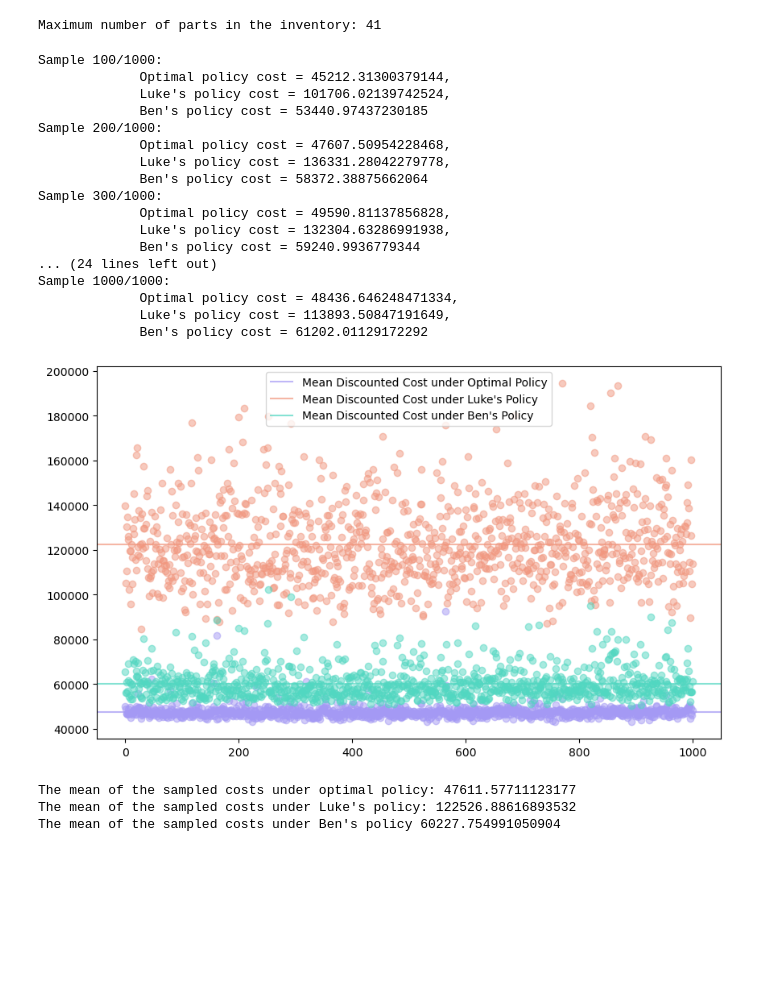
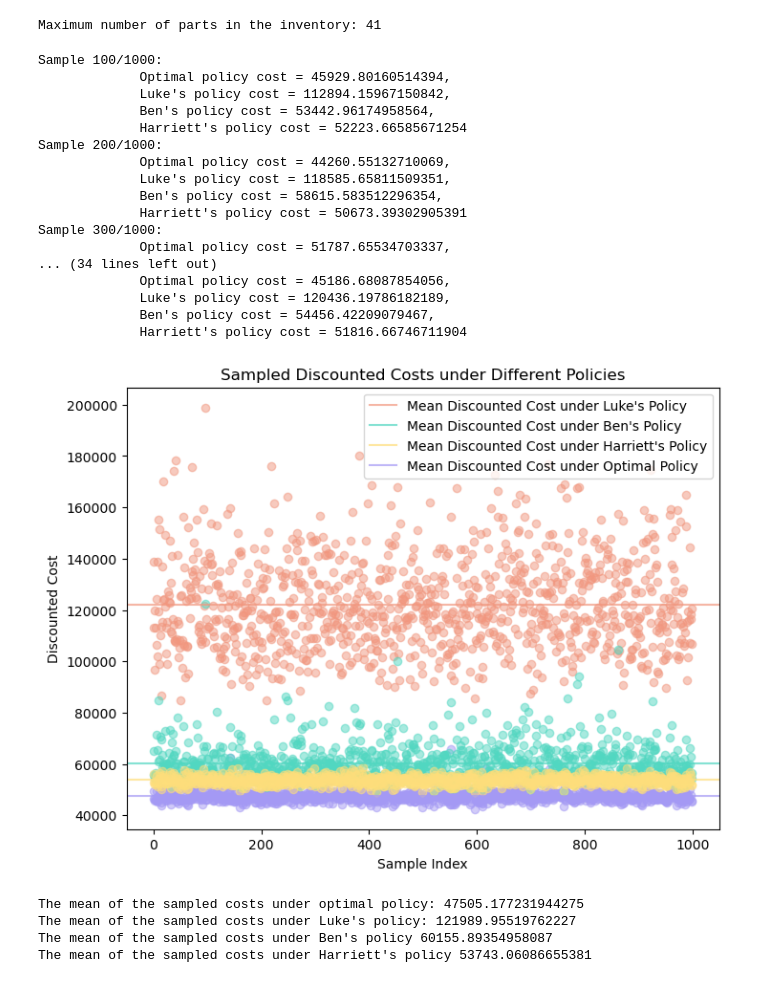
Before and after one commit to t-unger/Spare-Parts-Inventory, a Jupyter notebook: Intuitive_Policies.ipynb, the cells around one changed output. Drawn from its saved outputs; the diff is of its cells as text; code cells hidden in the pictures; blank space fills up the shorter version.

Commit message:
update intern policies, relabel plots

```diff
--- a/Intuitive_Policies.ipynb
+++ b/Intuitive_Policies.ipynb
@@ -27,6 +27,9 @@ Luke_policy.to_csv("intern_policies/Luke.csv", index=False)
 # %%
 Ben_policy = generate_sS_policy_IL(s=9, S=14, max_parts=maximum_parts)
 Ben_policy.to_csv("intern_policies/Ben.csv", index=False)
+# %%
+Harriett_policy = generate_sS_policy_IL(s=29, S=41, max_parts=maximum_parts)
+Harriett_policy.to_csv("intern_policies/Harriett.csv", index=False)
 # %%
 discount_factor = 0.995
 cost_matrix = np.load("cost_matrix.npy")
@@ -90,52 +93,62 @@ state_idx = get_index(state[0], state[1], maximum_parts)
 sampled_costs_Luke = np.zeros(size)
 sampled_costs_Ben = np.zeros(size)
 sampled_costs_Optim = np.zeros(size)
+sampled_costs_Harriett = np.zeros(size)
 
 for i in range(size):
     demand = generate_demand(4000, 2, 0.9)
     sampled_costs_Luke[i] = total_cost(apply_policy(state, Luke_policy, demand))
     sampled_costs_Ben[i] = total_cost(apply_policy(state, Ben_policy, demand))
     sampled_costs_Optim[i] = total_cost(apply_policy(state, Optim_policy, demand))
+    sampled_costs_Harriett[i] = total_cost(apply_policy(state, Harriett_policy, demand))
     if (i + 1) % 100 == 0:
         print(f"Sample {i + 1}/{size}:\n \
             Optimal policy cost = {sampled_costs_Optim[i]},\n \
             Luke's policy cost = {sampled_costs_Luke[i]},\n \
-            Ben's policy cost = {sampled_costs_Ben[i]}")
+            Ben's policy cost = {sampled_costs_Ben[i]},\n \
+            Harriett's policy cost = {sampled_costs_Harriett[i]}")
 # %% [output]
 Sample 100/1000:
-             Optimal policy cost = 45212.31300379144,
-             Luke's policy cost = 101706.02139742524,
-             Ben's policy cost = 53440.97437230185
+             Optimal policy cost = 45929.80160514394,
+             Luke's policy cost = 112894.15967150842,
+             Ben's policy cost = 53442.96174958564,
+             Harriett's policy cost = 52223.66585671254
 Sample 200/1000:
-             Optimal policy cost = 47607.50954228468,
-             Luke's policy cost = 136331.28042279778,
-             Ben's policy cost = 58372.38875662064
+             Optimal policy cost = 44260.55132710069,
+             Luke's policy cost = 118585.65811509351,
+             Ben's policy cost = 58615.583512296354,
+             Harriett's policy cost = 50673.39302905391
 Sample 300/1000:
-             Optimal policy cost = 49590.81137856828,
-             Luke's policy cost = 132304.63286991938,
-             Ben's policy cost = 59240.9936779344
-... (24 lines left out)
-Sample 1000/1000:
-             Optimal policy cost = 48436.646248471334,
-             Luke's policy cost = 113893.50847191649,
-             Ben's policy cost = 61202.01129172292
+             Optimal policy cost = 51787.65534703337,
+... (34 lines left out)
+             Optimal policy cost = 45186.68087854056,
+             Luke's policy cost = 120436.19786182189,
+             Ben's policy cost = 54456.42209079467,
+             Harriett's policy cost = 51816.66746711904
 # %%
-plt.figure(figsize=(10, 6))
+plt.figure(figsize=(8, 6))
 plt.scatter(np.arange(len(sampled_costs_Optim)), sampled_costs_Optim, color='#A499F4', alpha=0.5)
 plt.scatter(np.arange(len(sampled_costs_Luke)), sampled_costs_Luke, color='#F1977F', alpha=0.5)
 plt.scatter(np.arange(len(sampled_costs_Ben)), sampled_costs_Ben, color='#51D7C1', alpha=0.5)
-plt.axhline(np.mean(sampled_costs_Optim), color='#A499F4', linestyle='-', label='Mean Discounted Cost under Optimal Policy', alpha=0.7)
+plt.scatter(np.arange(len(sampled_costs_Harriett)), sampled_costs_Harriett, color='#FEDE7B', alpha=0.5)
 plt.axhline(np.mean(sampled_costs_Luke), color='#F1977F', linestyle='-', label='Mean Discounted Cost under Luke\'s Policy', alpha=0.7)
 plt.axhline(np.mean(sampled_costs_Ben), color='#51D7C1', linestyle='-', label='Mean Discounted Cost under Ben\'s Policy', alpha=0.7)
+plt.axhline(np.mean(sampled_costs_Harriett), color='#FEDE7B', linestyle='-', label='Mean Discounted Cost under Harriett\'s Policy', alpha=0.7)
+plt.axhline(np.mean(sampled_costs_Optim), color='#A499F4', linestyle='-', label='Mean Discounted Cost under Optimal Policy', alpha=0.7)
 plt.legend()
+plt.title("Sampled Discounted Costs under Different Policies")
+plt.xlabel("Sample Index")
+plt.ylabel("Discounted Cost")
 plt.savefig("plots/intern_policies.pdf", format="pdf", bbox_inches='tight')
 plt.show()
 
 print("The mean of the sampled costs under optimal policy:", np.mean(sampled_costs_Optim))
 print("The mean of the sampled costs under Luke's policy:", np.mean(sampled_costs_Luke))
 print("The mean of the sampled costs under Ben's policy", np.mean(sampled_costs_Ben))
+print("The mean of the sampled costs under Harriett's policy", np.mean(sampled_costs_Harriett))
 # %% [output]
-[figure, old version]
+[figure, new version]
-The mean of the sampled costs under optimal policy: 47611.57711123177
-The mean of the sampled costs under Luke's policy: 122526.88616893532
-The mean of the sampled costs under Ben's policy 60227.754991050904
+The mean of the sampled costs under optimal policy: 47505.177231944275
+The mean of the sampled costs under Luke's policy: 121989.95519762227
+The mean of the sampled costs under Ben's policy 60155.89354958087
+The mean of the sampled costs under Harriett's policy 53743.06086655381
```
Also changed, not shown: parts of 1 cell of this notebook, 18 other files.
